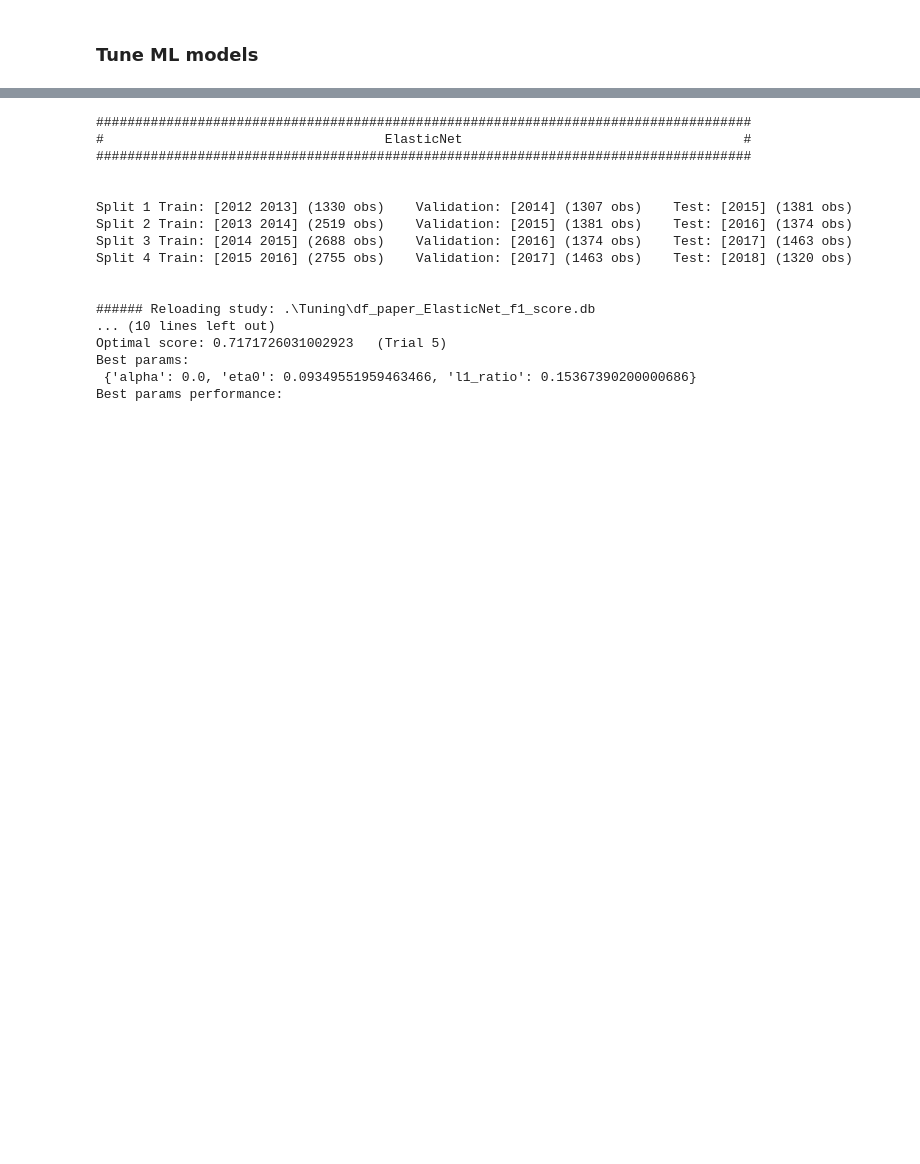
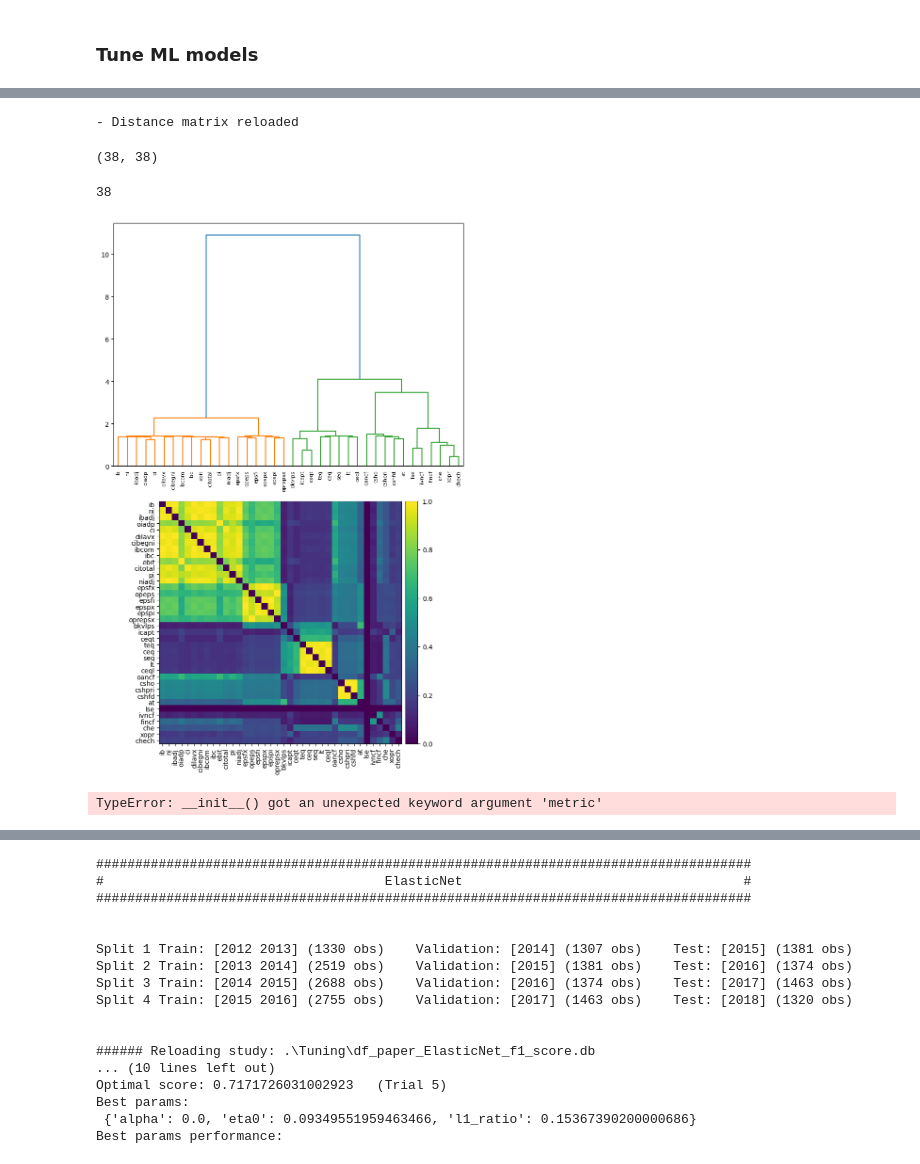
Before and after one commit to AleBitetto/WRDS_accounting, a Jupyter notebook: Predict with ML.ipynb, the cells around one changed output, grey strips where cells are left out. Drawn from its saved outputs; the diff is of its cells as text; code cells hidden in the pictures; blank space fills up the shorter version.

```diff
--- a/Predict with ML.ipynb
+++ b/Predict with ML.ipynb
@@ -178,5 +179,8 @@ display(df_pred.groupby('fyear').agg(**{
 # %% [markdown]
 ### Tune ML models
+# %%
+FILE_NAME = 'df_paper'
+df_pred = pd.read_pickle(os.path.join(CHECKPOINT_FOLDER, 'df_pred_'+FILE_NAME+'.pkl'))
 # %%
 TOT_TRIALS = 100
 MEASURE = f1_score
@@ -221,0 +409,54 @@ Best params:
+# %%
+TIME_VAR = 'fyear'
+RELOAD_MAT = True
+df = df_pred.iloc[:, 0:40]
+
+gv=GroupVariables(df, time_var=TIME_VAR, n_jobs=-1, file_name=FILE_NAME, checkpoint_folder=CHECKPOINT_FOLDER)
+gv.evaluate_distance(reload=RELOAD_MAT)
+
+
+avg_dist=gv.avg_dist
+var_names=gv.var_names
+# %% [output]
+- Distance matrix reloaded
+# %%
+avg_dist.shape
+# %% [output]
+(38, 38)
+# %%
+len(var_names)
+# %% [output]
+38
+# %%
+from mpl_toolkits.axes_grid1 import make_axes_locatable
+from seriate import seriate
+
+
+fig, (ax1, ax2, ax3) = plt.subplots(3, 1, figsize=(8, 18))
+
+dist_linkage = hierarchy.ward(avg_dist)
+dendro = hierarchy.dendrogram(
+    dist_linkage, labels=var_names, ax=ax1, leaf_rotation=90
+)
+dendro_idx = np.arange(0, len(dendro["ivl"]))
+
+cmap=plt.cm.viridis
+im2=ax2.imshow(avg_dist[dendro["leaves"], :][:, dendro["leaves"]], cmap=cmap)
+ax2.set_xticks(dendro_idx)
+ax2.set_yticks(dendro_idx)
+ax2.set_xticklabels(dendro["ivl"], rotation="vertical")
+ax2.set_yticklabels(dendro["ivl"])
+divider = make_axes_locatable(ax2)
+cax = divider.append_axes('right', size='5%', pad=0.08)
+fig.colorbar(im2, cax=cax, orientation='vertical')
+fig.tight_layout()
+plt.show()
+# %% [output]
+[figure, added]
+# %%
+from sklearn.cluster import AgglomerativeClustering
+
+clustering = AgglomerativeClustering(metric='precomputed')
+clustering.fit(avg_dist)
+# %% [output]
+TypeError: __init__() got an unexpected keyword argument 'metric'
```
Also changed, not shown: parts of 33 cells of this notebook, 1 other file.
